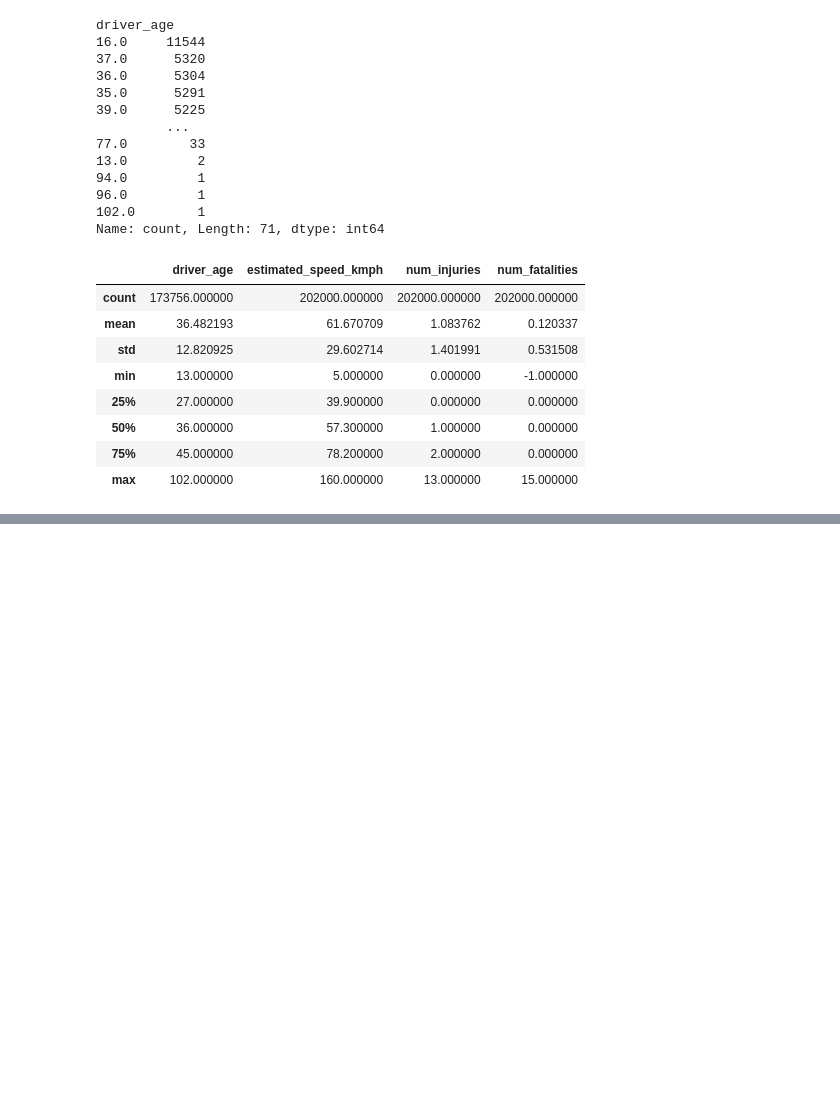
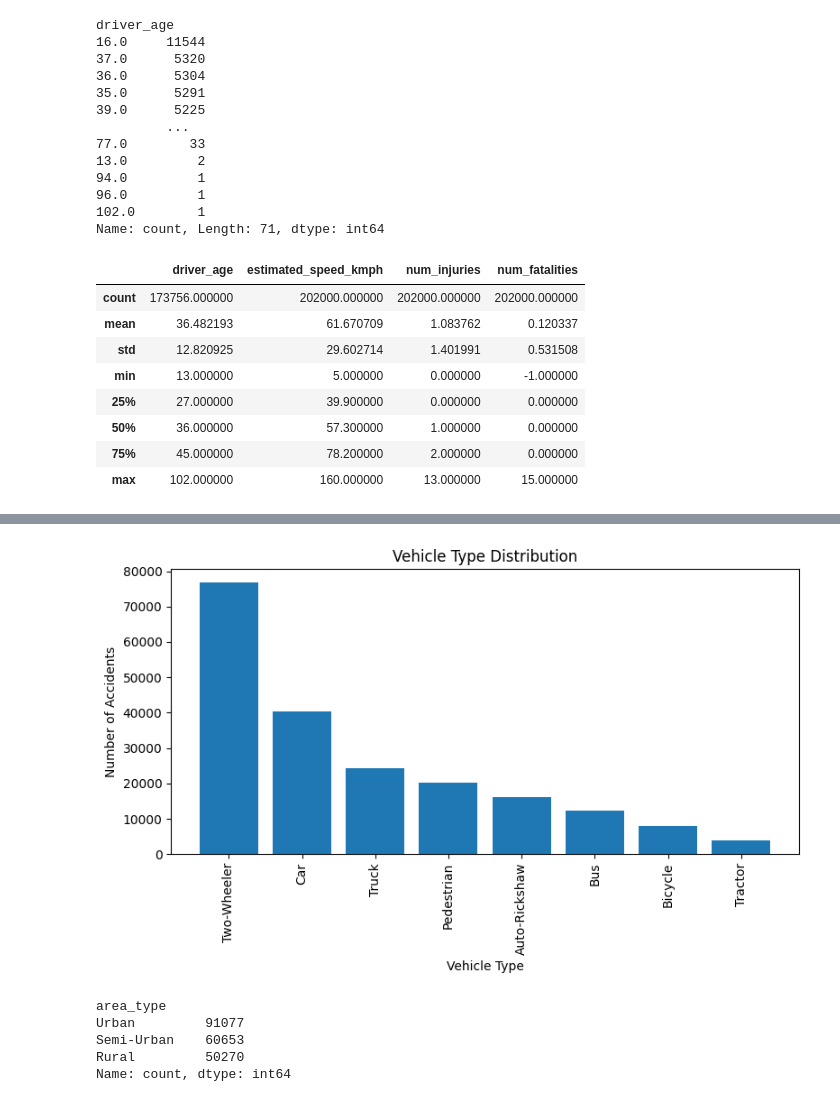
Before and after one commit to Kakul-07/Task-1, a Jupyter notebook: EDA.ipynb, the cells around one changed output, grey strips where cells are left out. Saved outputs shown, nothing was run; the diff lists cells and outputs as text; code cells hidden in the pictures; blank space fills up the shorter version.

```diff
--- a/EDA.ipynb
+++ b/EDA.ipynb
@@ -295,0 +277,19 @@ df[["driver_age","estimated_speed_kmph","num_injuries","num_fatalities"]].descri
+# %%
+plt.figure(figsize=(8,5))
+plt.bar(df["vehicle_type"].value_counts().index, df["vehicle_type"].value_counts().values)
+plt.title("Vehicle Type Distribution")
+plt.xlabel("Vehicle Type")
+plt.ylabel("Number of Accidents")
+plt.xticks(rotation=90)
+plt.tight_layout()
+plt.show()
+# %% [output]
+[figure, added]
+# %%
+df["area_type"].value_counts()
+# %% [output]
+area_type
+Urban         91077
+Semi-Urban    60653
+Rural         50270
+Name: count, dtype: int64
```
Also changed, not shown: parts of 26 cells of this notebook.
